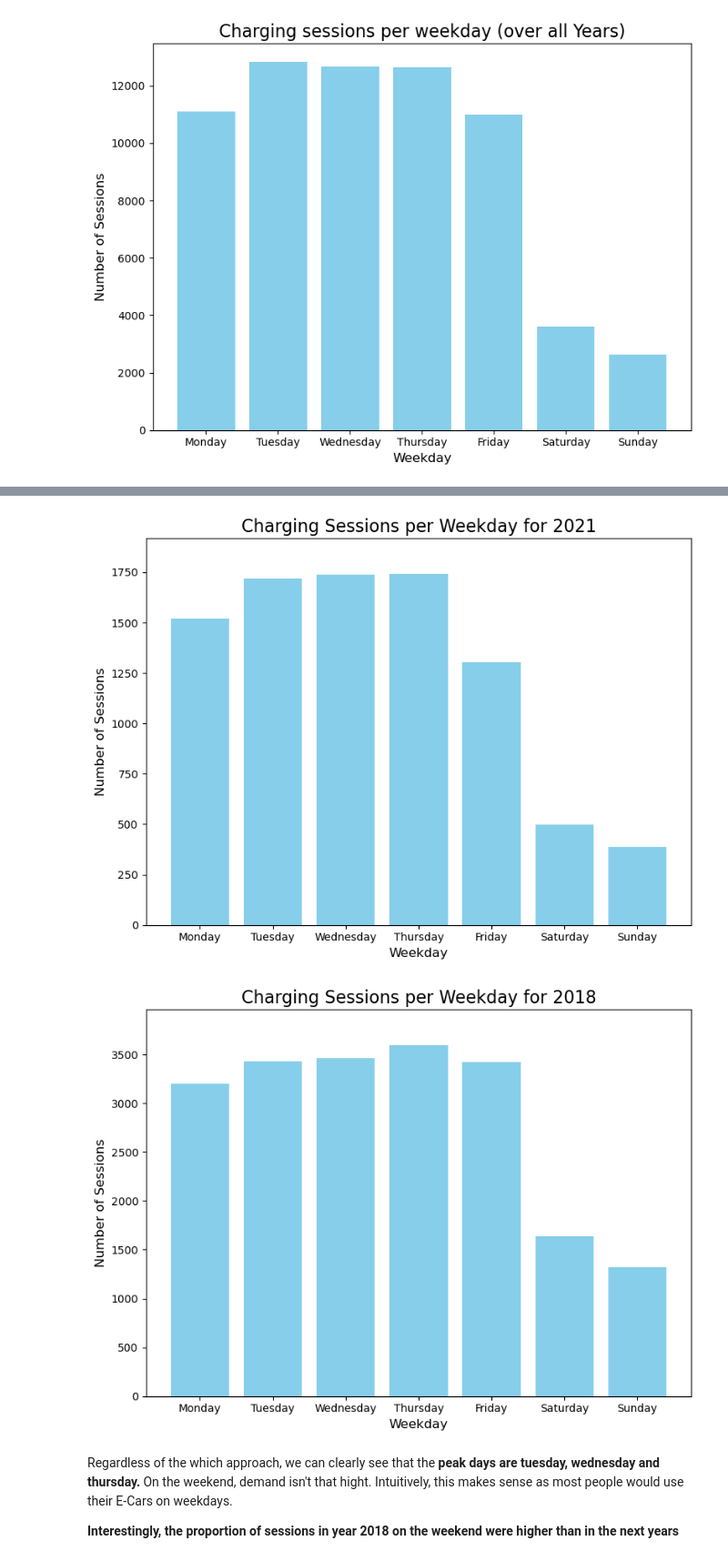
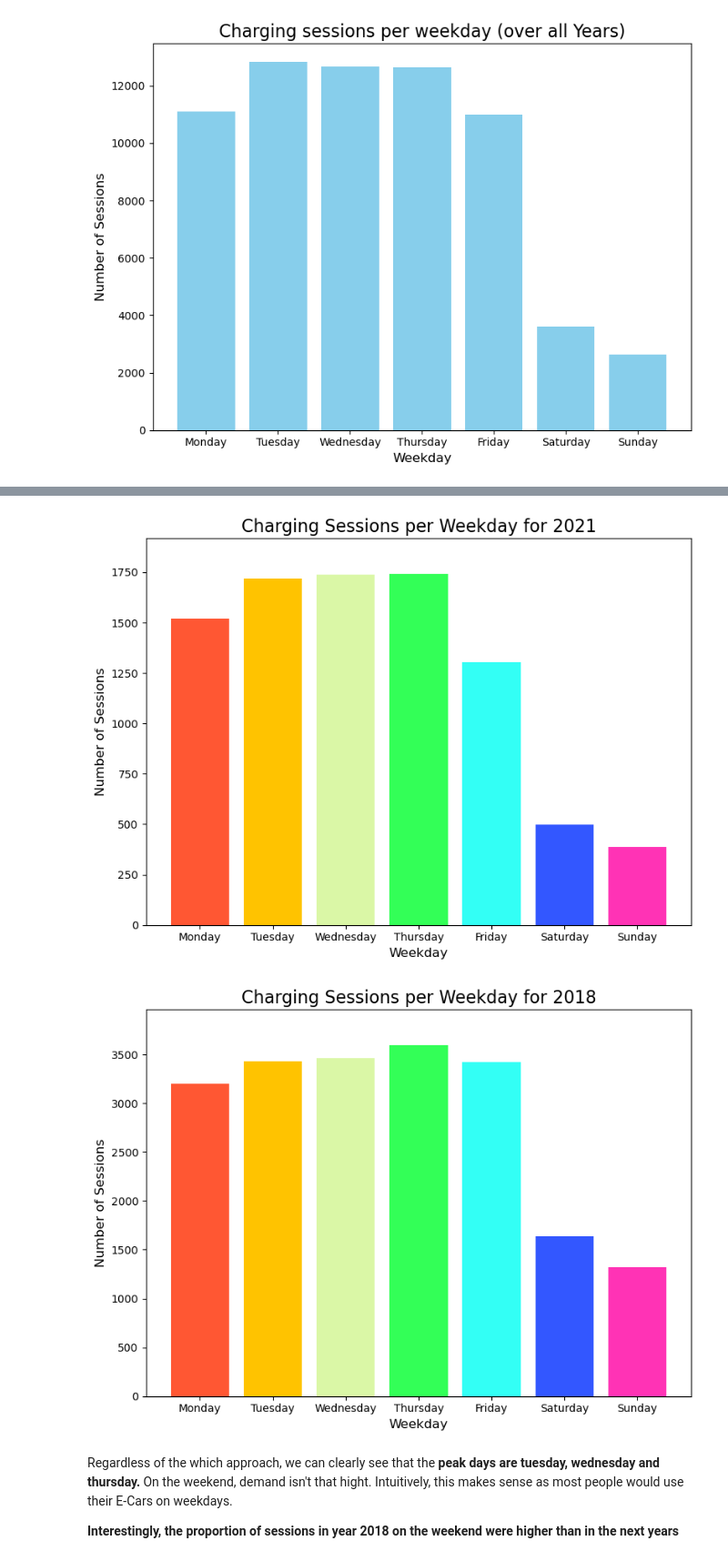
Before and after one commit to Vigro08/AA-Team-Assignment, a Jupyter notebook: Descriptive_Analysis.ipynb, the cells around one changed output, grey strips where cells are left out. Shown at 91% size. Drawn from its saved outputs; the diff is of its cells as text; code cells hidden in the pictures.

```diff
--- a/Descriptive_Analysis.ipynb
+++ b/Descriptive_Analysis.ipynb
@@ -185,12 +186,14 @@ for index, row in charging.iterrows():
 
         yearly_weekday_counts[year][weekday] += 1
 
-weekday_order = ['Monday', 'Tuesday', 'Wednesday', 'Thursday', 'Friday', 'Saturday', 'Sunday']
+weekdays = ['Monday', 'Tuesday', 'Wednesday', 'Thursday', 'Friday', 'Saturday', 'Sunday']
+
+colors = ['#FF5733', '#FFC300', '#DAF7A6', '#33FF57', '#33FFF5', '#3357FF', '#FF33B5']
+
 
 for year, counts in yearly_weekday_counts.items():
     plt.figure(figsize=(8, 6))
-    plt.bar(counts.keys(), counts.values(), color='skyblue')  # Use raw counts
-
+    plt.bar(weekdays, counts.values(), color=colors)
     plt.title(f'Charging Sessions per Weekday for {year}', fontsize=16)
     plt.xlabel('Weekday', fontsize=12)
     plt.ylabel('Number of Sessions', fontsize=12)
@@ -204,5 +207,5 @@ for year, counts in yearly_weekday_counts.items():
-[figure, old version]
+[figure, new version]
-[figure, old version]
+[figure, new version]
 # %% [markdown]
 Regardless of the which approach, we can clearly see that the **peak days are tuesday, wednesday and thursday.** On the weekend, demand isn't that hight. Intuitively, this makes sense as most people would use their E-Cars on weekdays.
 
```
Also changed, not shown: parts of 9 cells of this notebook, 2 other files.
